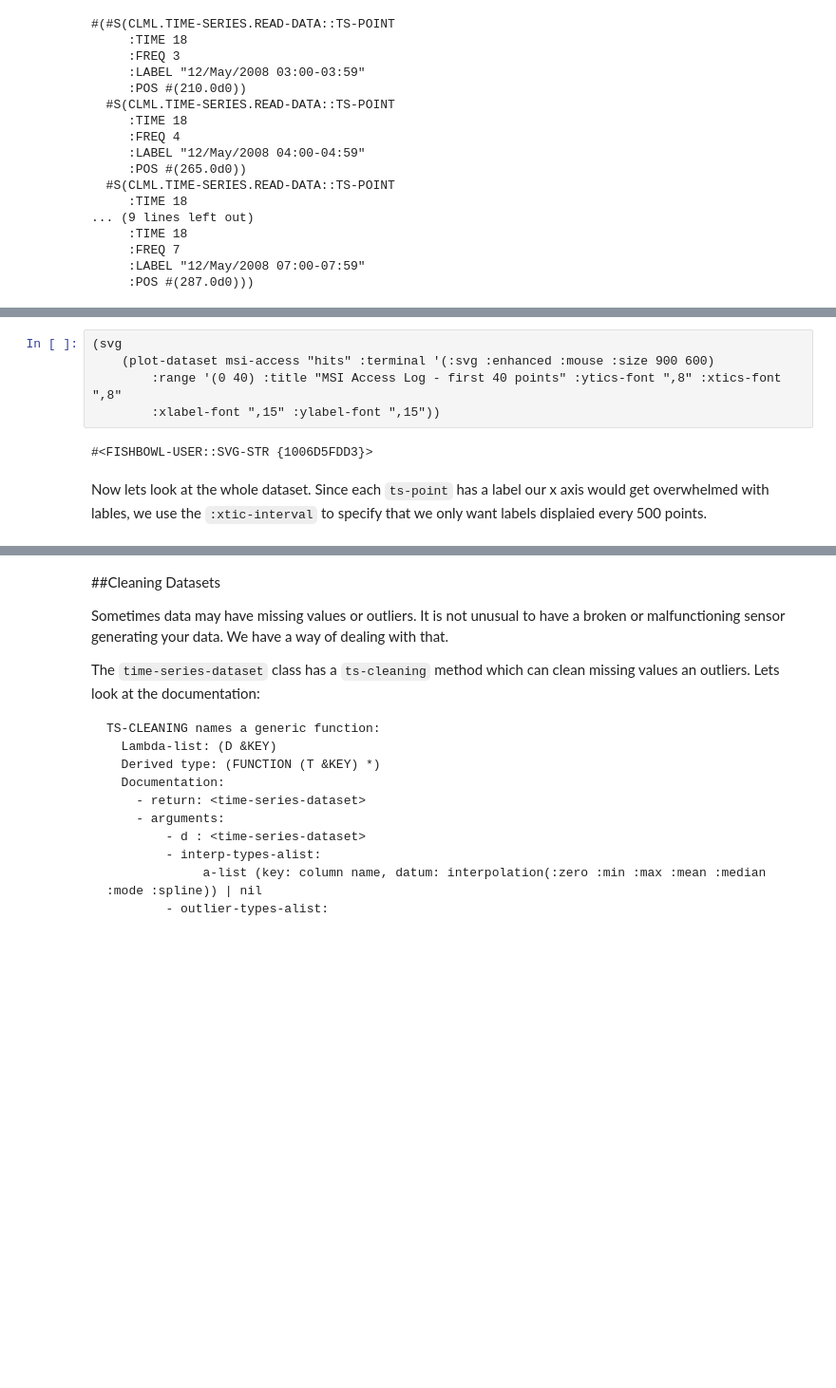
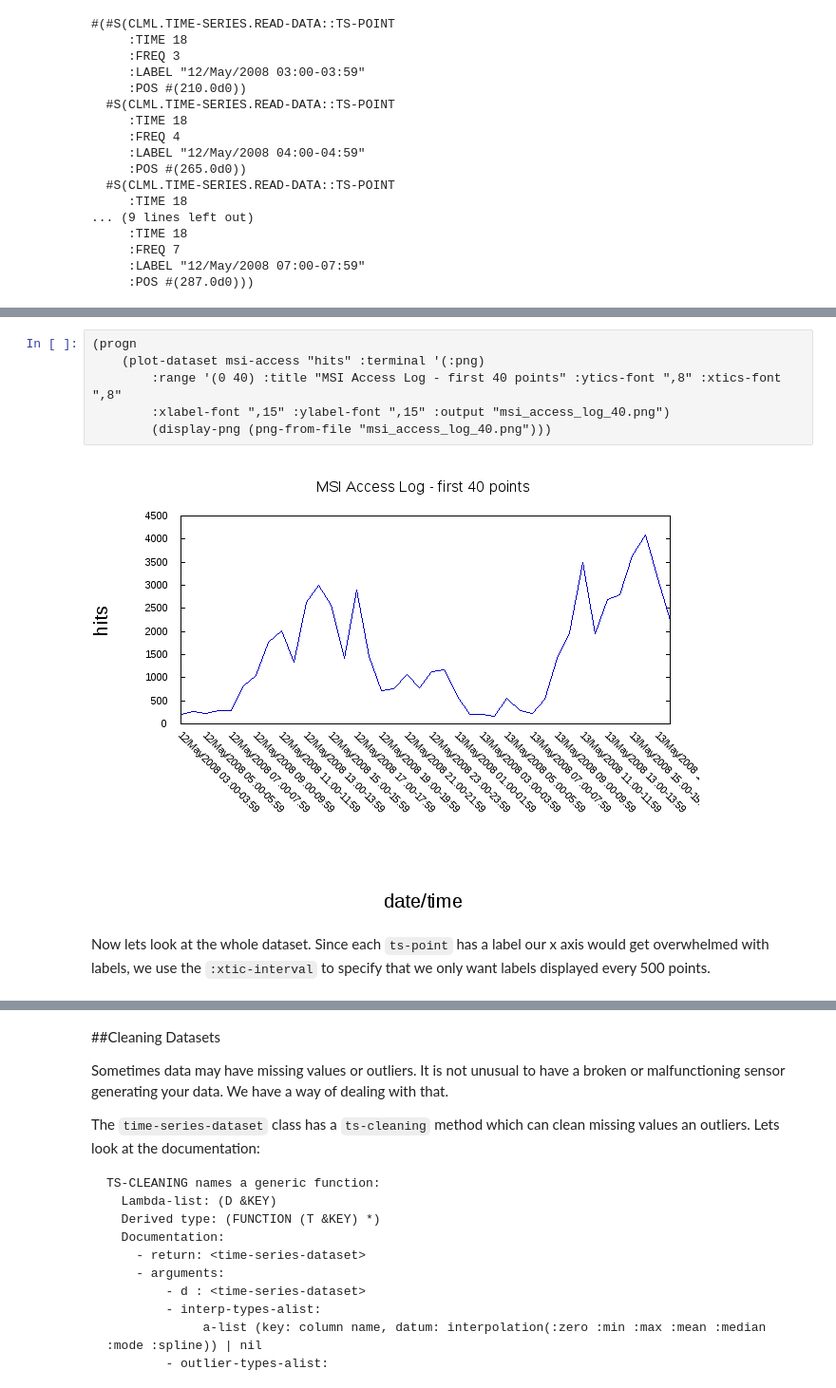
Before and after one commit to mmaul/clml.tutorials, a Jupyter notebook: CLML-Time-Series-Part-1.ipynb, the cells around one changed output, grey strips where cells are left out. Shown: that part at 95% size. Saved outputs shown, nothing was run; the diff lists cells and outputs as text; blank space fills up the shorter version.

Commit message:
Spellcheck and change images from SVG to PNG

```diff
--- a/CLML-Time-Series-Part-1.ipynb
+++ b/CLML-Time-Series-Part-1.ipynb
@@ -176,10 +175,11 @@ Some quick things to note about the `plot-dataset` method:
 # %%
-(svg
-    (plot-dataset msi-access "hits" :terminal '(:svg :enhanced :mouse :size 900 600)
+(progn
+    (plot-dataset msi-access "hits" :terminal '(:png)
         :range '(0 40) :title "MSI Access Log - first 40 points" :ytics-font ",8" :xtics-font ",8"
-        :xlabel-font ",15" :ylabel-font ",15"))
+        :xlabel-font ",15" :ylabel-font ",15" :output "msi_access_log_40.png")
+        (display-png (png-from-file "msi_access_log_40.png")))
 # %% [output]
-#<FISHBOWL-USER::SVG-STR {1006D5FDD3}>
+[figure, added]
 # %% [markdown]
-Now lets look at the whole dataset. Since each `ts-point` has a label our x axis would get overwhelmed with lables, we use the `:xtic-interval` to specify that we only want labels displaied every 500 points.
+Now lets look at the whole dataset. Since each `ts-point` has a label our x axis would get overwhelmed with labels, we use the `:xtic-interval` to specify that we only want labels displayed every 500 points.
 # %%
```
Also changed, not shown: parts of 18 cells of this notebook.
